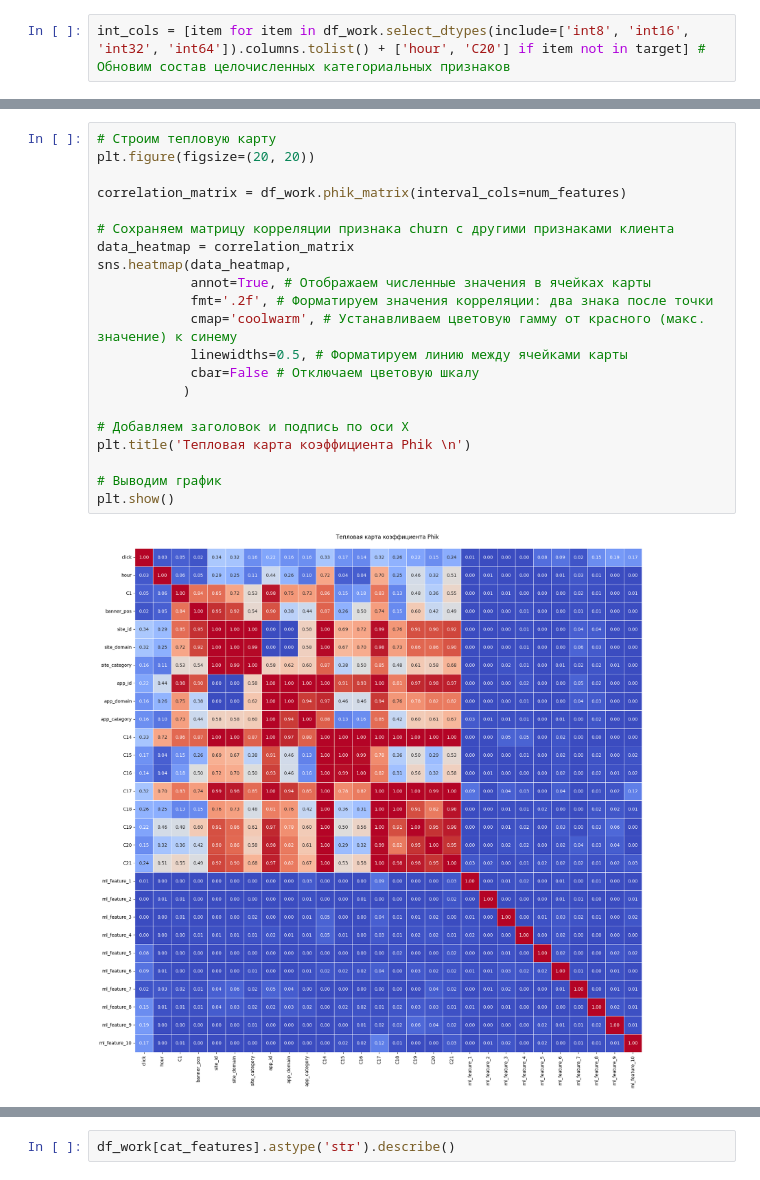
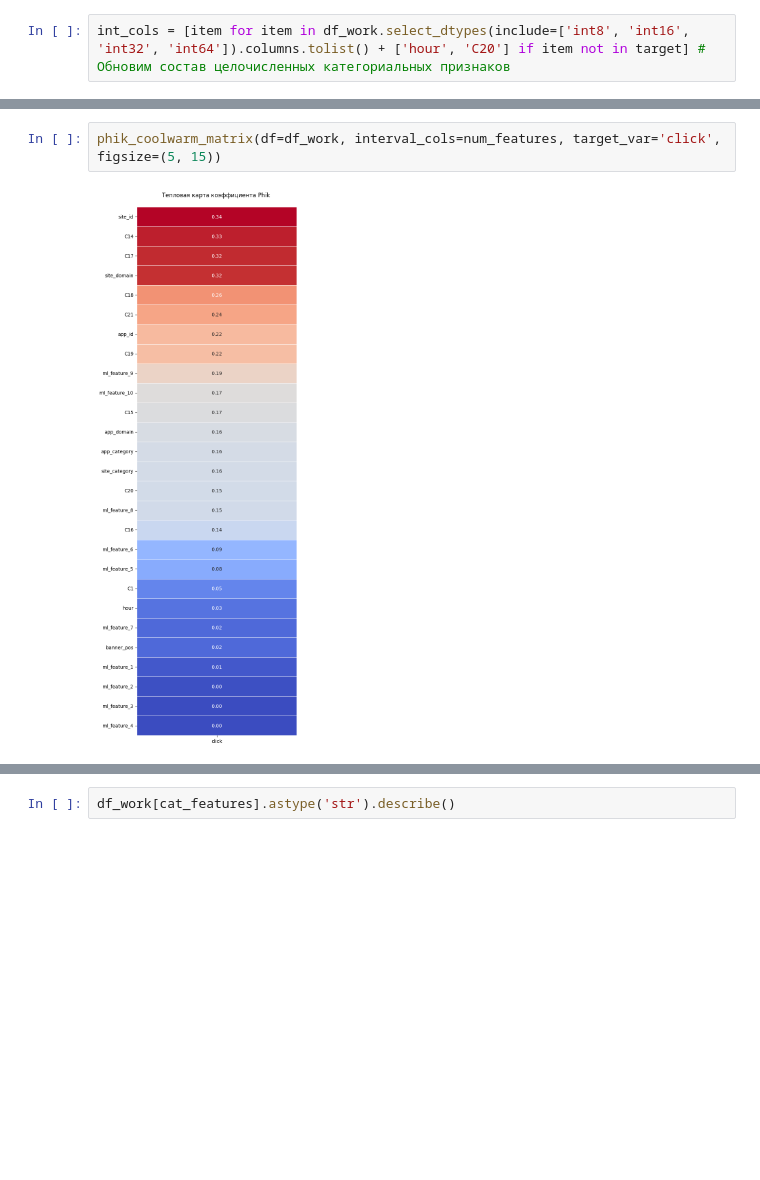
Before and after one commit to TemaQDX/sprint_12_project_advandex, a Jupyter notebook: sprint_12_project_advandex_Artem_Burov.ipynb, the cells around one changed output, grey strips where cells are left out. Saved outputs shown, nothing was run; the diff lists cells and outputs as text; blank space fills up the shorter version.

```diff
--- a/sprint_12_project_advandex_Artem_Burov.ipynb
+++ b/sprint_12_project_advandex_Artem_Burov.ipynb
@@ -832,23 +823,4 @@ plt.show()
-# %%
-# Строим тепловую карту
-plt.figure(figsize=(20, 20))
-
-correlation_matrix = df_work.phik_matrix(interval_cols=num_features)
-
-# Сохраняем матрицу корреляции признака churn с другими признаками клиента
-data_heatmap = correlation_matrix
-sns.heatmap(data_heatmap,
-            annot=True, # Отображаем численные значения в ячейках карты
-            fmt='.2f', # Форматируем значения корреляции: два знака после точки
-            cmap='coolwarm', # Устанавливаем цветовую гамму от красного (макс. значение) к синему
-            linewidths=0.5, # Форматируем линию между ячейками карты
-            cbar=False # Отключаем цветовую шкалу
-           )
-
-# Добавляем заголовок и подпись по оси Х
-plt.title('Тепловая карта коэффициента Phik \n')
-
-# Выводим график
-plt.show()
-# %% [output]
-[figure, removed]
+# %%
+phik_coolwarm_matrix(df=df_work, interval_cols=num_features, target_var='click', figsize=(5, 15))
+# %% [output]
+[figure, added]
```
Also changed, not shown: parts of 9 cells of this notebook.
